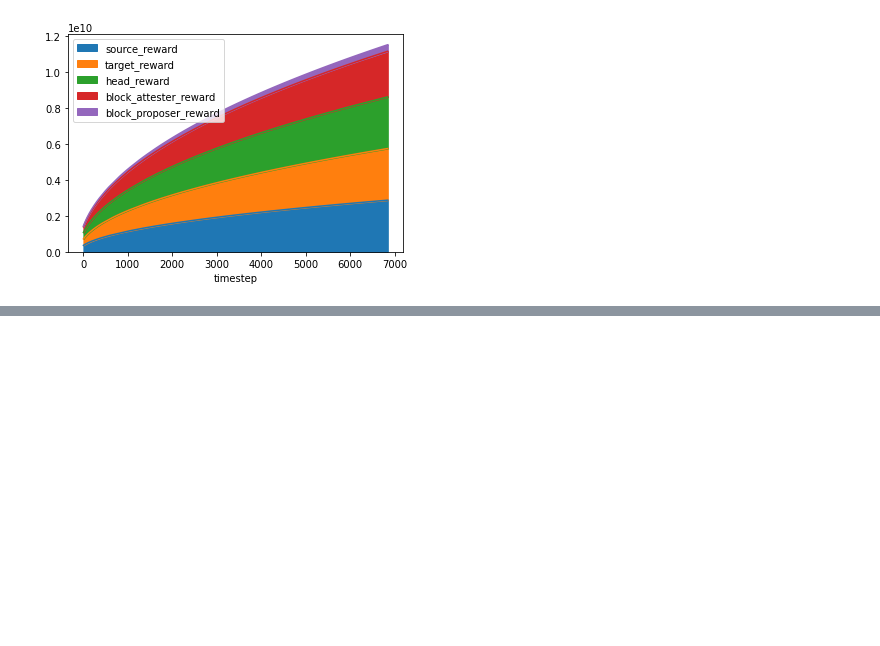
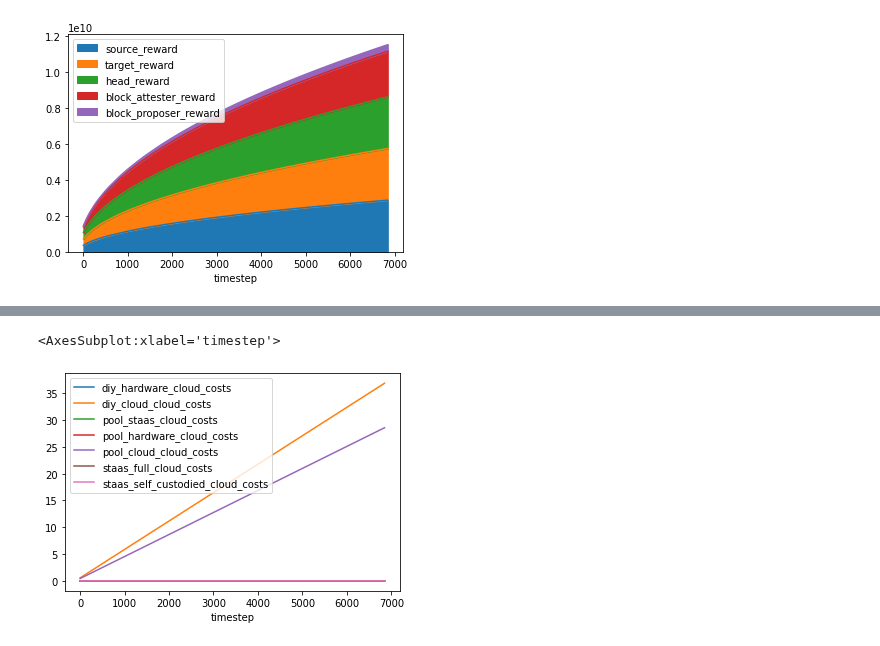
Before and after one commit to CADLabs/ethereum-economic-model, a Jupyter notebook: scratchpad.ipynb, the cells around one changed output, grey strips where cells are left out. Saved outputs shown, nothing was run; the diff lists cells and outputs as text; code cells hidden in the pictures; blank space fills up the shorter version.

```diff
--- a/scratchpad.ipynb
+++ b/scratchpad.ipynb
@@ -63,0 +92,5 @@ df.plot(x='timestep', y=['revenue_yields', 'profit_yields'])
+# %%
+df.plot(x='timestep', y=[*cloud_costs])
+# %% [output]
+<AxesSubplot:xlabel='timestep'>
+[figure, added]
```
Also changed, not shown: parts of 10 cells of this notebook, 11 other files.
